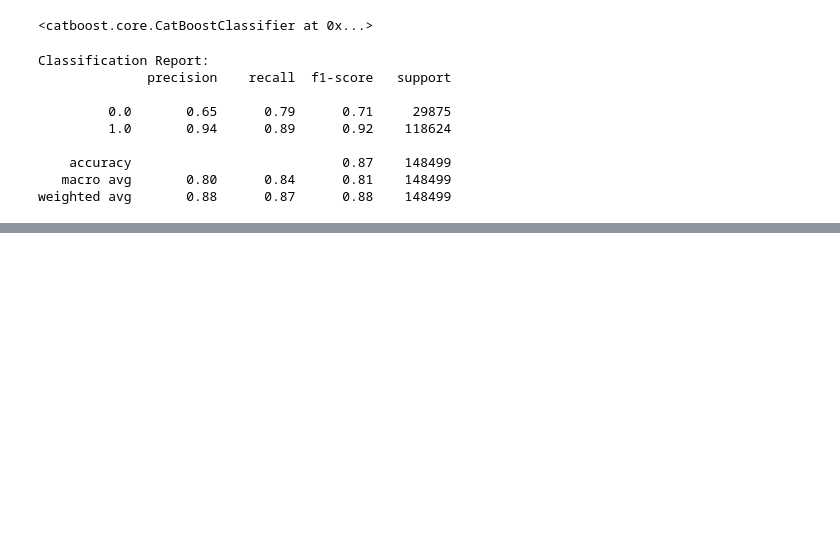
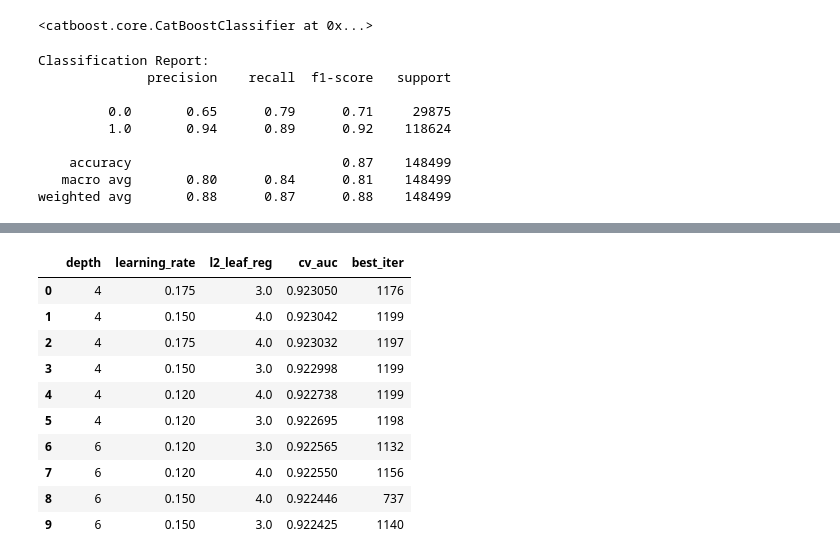
Before and after one commit to vulcan4ik/loan-prediction-2025, a Jupyter notebook: ipynb/loan-prediction-11-2025.ipynb, the cells around one changed output, grey strips where cells are left out. Saved outputs shown, nothing was run; the diff lists cells and outputs as text; code cells hidden in the pictures; blank space fills up the shorter version.

```diff
--- a/ipynb/loan-prediction-11-2025.ipynb
+++ b/ipynb/loan-prediction-11-2025.ipynb
@@ -788,0 +817,67 @@ ROC AUC: 0.9229
+# %%
+X = train_fe_added[used_features]
+y = train_fe_added["loan_paid_back"]
+
+# пул данных
+data_pool = Pool(X, label=y, cat_features=cat_features)
+# %%
+param_grid = {
+    "depth": [4, 6],
+    "learning_rate": [0.12, 0.15, 0.175],
+    "l2_leaf_reg": [3.0, 4.0],
+}
+# %%
+results = []
+
+for depth in param_grid["depth"]:
+    for lr in param_grid["learning_rate"]:
+        for reg in param_grid["l2_leaf_reg"]:
+            params = {
+                "iterations": 1200,
+                "depth": depth,
+                "learning_rate": lr,
+                "loss_function": "Logloss",
+                "eval_metric": "AUC",
+                "random_seed": 2007,
+                "verbose": False,
+                "auto_class_weights": "Balanced",
+                "l2_leaf_reg": reg,
+                "early_stopping_rounds": 80,
+            }
+
+            cv_res = cv(
+                pool=data_pool,
+                params=params,
+                fold_count=4,
+                stratified=True,
+                verbose=False,
+            )
+
+            auc_mean = cv_res["test-AUC-mean"].max()
+            best_iter = int(cv_res["test-AUC-mean"].idxmax())
+
+            results.append(
+                {
+                    "depth": depth,
+                    "learning_rate": lr,
+                    "l2_leaf_reg": reg,
+                    "cv_auc": auc_mean,
+                    "best_iter": best_iter,
+                }
+            )
+            print(
+                f"depth={depth}, lr={lr}, reg={reg} -> AUC={auc_mean:.4f} @iter {best_iter}"
+            )
+
+# === Таблица результатов ===
+results_df = (
+    pd.DataFrame(results).sort_values("cv_auc", ascending=False).reset_index(drop=True)
+)
+display(results_df.head(10))
+
+# === Лучшая комбинация ===
+best = results_df.iloc[0].to_dict()
+print("\n🎯 Лучшие параметры:")
+for k, v in best.items():
+    print(f"{k}: {v}")
+# %% [output]
@@ -788,0 +901,11 @@ ROC AUC: 0.9229
+|  | depth | learning_rate | l2_leaf_reg | cv_auc | best_iter |
+| 0 | 4 | 0.175 | 3.0 | 0.923050 | 1176 |
+| 1 | 4 | 0.150 | 4.0 | 0.923042 | 1199 |
+| 2 | 4 | 0.175 | 4.0 | 0.923032 | 1197 |
+| 3 | 4 | 0.150 | 3.0 | 0.922998 | 1199 |
+| 4 | 4 | 0.120 | 4.0 | 0.922738 | 1199 |
+| 5 | 4 | 0.120 | 3.0 | 0.922695 | 1198 |
+| 6 | 6 | 0.120 | 3.0 | 0.922565 | 1132 |
+| 7 | 6 | 0.120 | 4.0 | 0.922550 | 1156 |
+| 8 | 6 | 0.150 | 4.0 | 0.922446 | 737 |
+| 9 | 6 | 0.150 | 3.0 | 0.922425 | 1140 |
```
Also changed, not shown: parts of 32 cells of this notebook, 37 other files.
